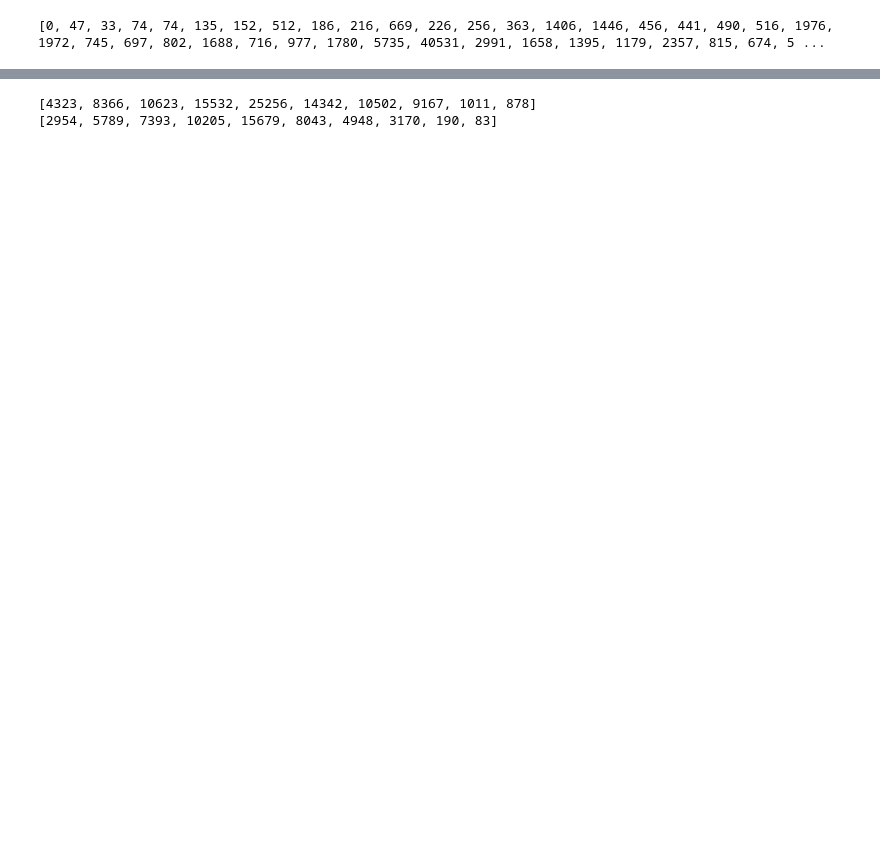
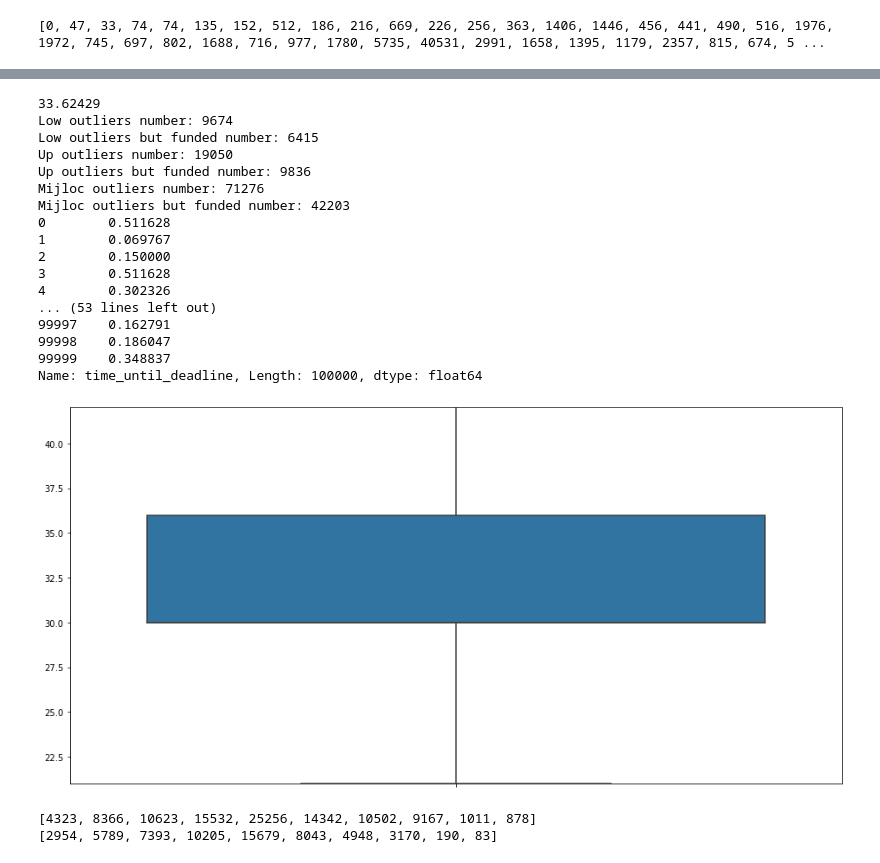
Before and after one commit to hetvankarsa/IntroDSKickstarter, a Jupyter notebook: Kickstarters.ipynb, the cells around one changed output, grey strips where cells are left out. Drawn from its saved outputs; the diff is of its cells as text; code cells hidden in the pictures; blank space fills up the shorter version.

```diff
--- a/Kickstarters.ipynb
+++ b/Kickstarters.ipynb
@@ -188,12 +231,12 @@ time_until_deadline = [0 for x in range(92)]
 time_until_deadline_funded = [0 for x in range(92)]
 
 # to add them in dataset:
-to_be_added = []
+days_until_deadline = []
 
 for i in range(len(training_data)):
     aux = (int)((training_data.iloc[i].deadline - training_data.iloc[i].launched_at)/60/60/24)
     time_until_deadline[aux] += 1
-    to_be_added.append(aux)
+    days_until_deadline.append(aux)
     if(training_data.iloc[i].funded == True):
         time_until_deadline_funded[aux] += 1
 
@@ -220 +266,76 @@ print(time_until_deadline_funded)
+# %%
+sns.boxplot(y=days_until_deadline)
+# print(days_until_deadline)
+plt.ylim(21,42)
+
+outliers_low = 0
+outliers_low_funded = 0
+outliers_up = 0
+outliers_up_funded = 0
+outliers_m = 0
+outliers_m_funded = 0
+for index, entry in enumerate(training_data['funded_binary']):
+    if days_until_deadline[index] <21:
+        outliers_low += 1
+        if entry == 1:
+            outliers_low_funded += 1
+    if days_until_deadline[index] > 42:
+        outliers_up += 1
+        if entry == 1:
+            outliers_up_funded += 1
+    if days_until_deadline[index] >= 21 and days_until_deadline[index] <= 42:
+        outliers_m += 1
+        if entry == 1:
+            outliers_m_funded += 1
+
+
+print(statistics.mean(days_until_deadline))
+print("Low outliers number:", outliers_low)
+print("Low outliers but funded number:", outliers_low_funded)
+print("Up outliers number:", outliers_up)
+print("Up outliers but funded number:", outliers_up_funded)
+print("Mijloc outliers number:", outliers_m)
+print("Mijloc outliers but funded number:", outliers_m_funded)
+# sns.distplot(days_until_deadline)
+
+
+training_data['time_until_deadline'] = 0.000
+
+for index, entry in enumerate(training_data['time_until_deadline']):
+    if days_until_deadline[index] > 43:
+        training_data.loc[index, 'time_until_deadline'] = 0.15
+    else:
+        training_data.loc[index, 'time_until_deadline'] = 1 - (days_until_deadline[index] / 43)
+
+print(training_data['time_until_deadline'])
+
+# count1 = 0
+# count2 = 0
+# for index, entry in enumerate(training_data['funded']):
+#     if money_each_day[index] > 400:
+#         count1 += 1
+#         if(entry == "1"):
+#             count2 += 1
+
+# print(count1)
+# print(count2)
+# %% [output]
+33.62429
+Low outliers number: 9674
+Low outliers but funded number: 6415
+Up outliers number: 19050
+Up outliers but funded number: 9836
+Mijloc outliers number: 71276
+Mijloc outliers but funded number: 42203
+0        0.511628
+1        0.069767
+2        0.150000
+3        0.511628
+4        0.302326
+... (53 lines left out)
+99997    0.162791
+99998    0.186047
+99999    0.348837
+Name: time_until_deadline, Length: 100000, dtype: float64
+[figure, added]
 # %%
```
Also changed, not shown: parts of 25 cells of this notebook.
